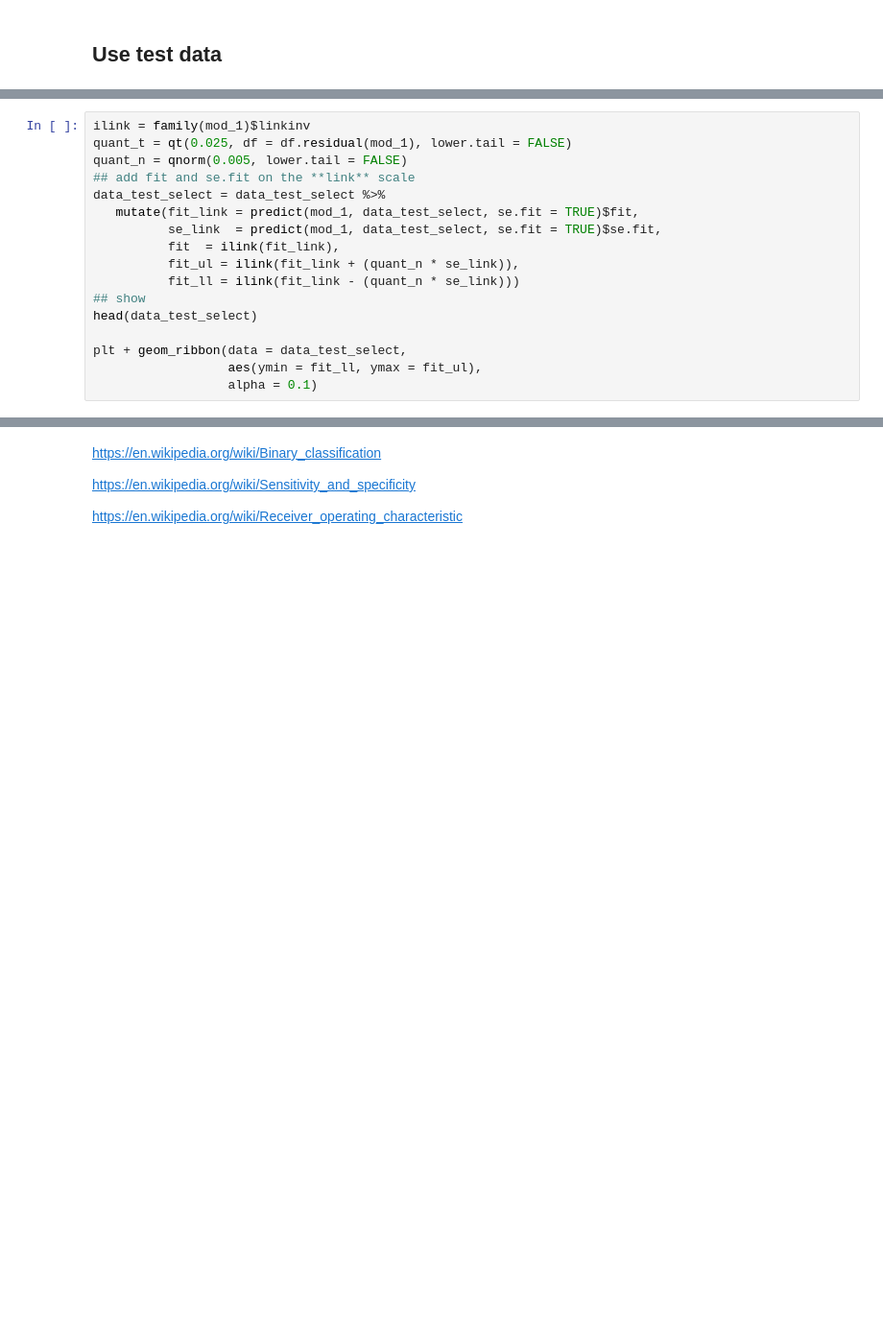
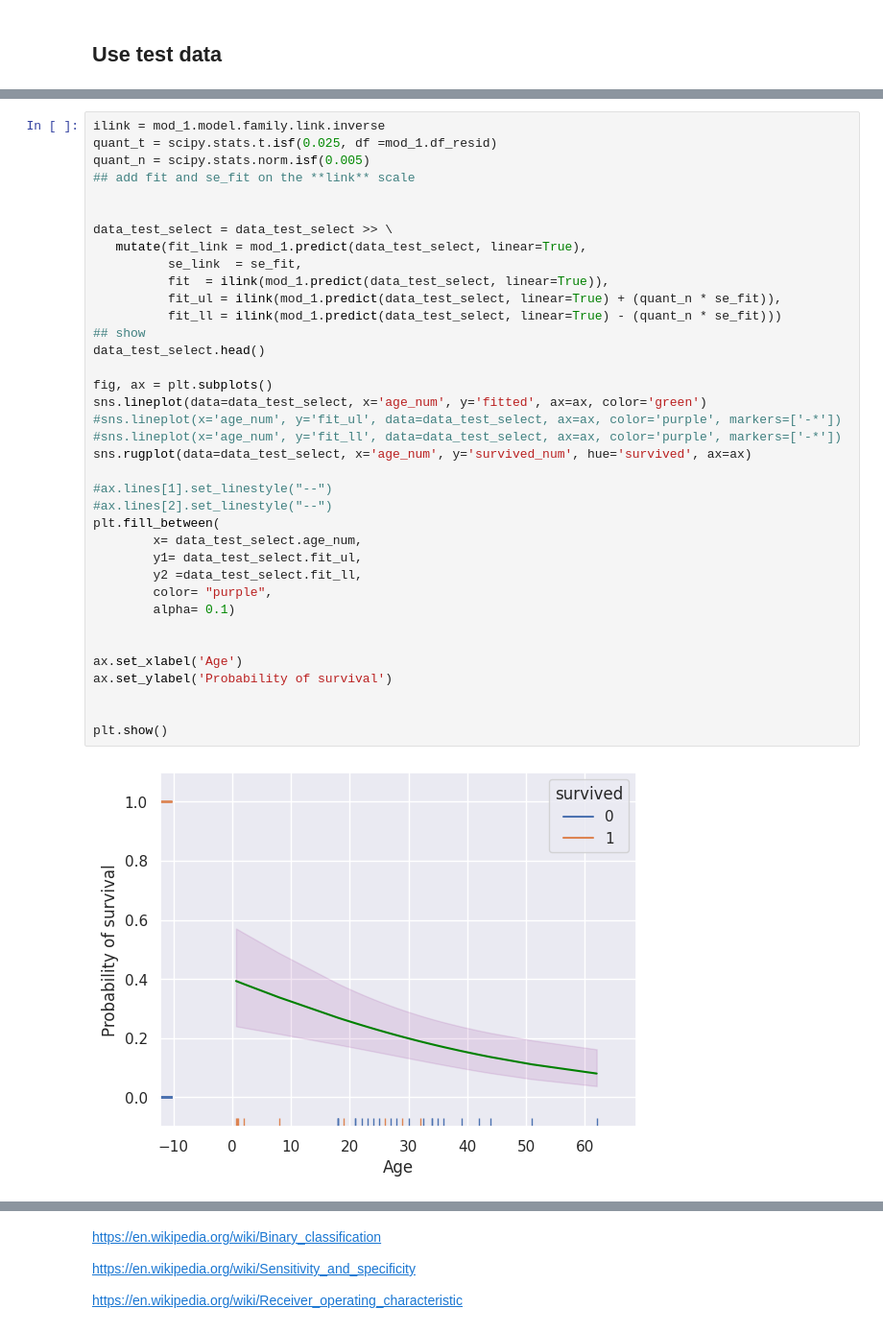
Before and after one commit to Many98/GLM_R2Py, a Jupyter notebook: Python/01ZLMA_ex08_Binary_Data_2.ipynb, the cells around one changed output, grey strips where cells are left out. Shown at 96% size. Cells and saved outputs as stored; diff of their text form; blank space fills up the shorter version.

```diff
--- a/Python/01ZLMA_ex08_Binary_Data_2.ipynb
+++ b/Python/01ZLMA_ex08_Binary_Data_2.ipynb
@@ -920,17 +928,0 @@ np.sqrt(mod_1.model.family.variance(mod_1.predict(data_test_select, linear=False
-# %%
-ilink = family(mod_1)$linkinv
-quant_t = qt(0.025, df = df.residual(mod_1), lower.tail = FALSE)
-quant_n = qnorm(0.005, lower.tail = FALSE)
-## add fit and se.fit on the **link** scale
-data_test_select = data_test_select %>%
-   mutate(fit_link = predict(mod_1, data_test_select, se.fit = TRUE)$fit,
-          se_link  = predict(mod_1, data_test_select, se.fit = TRUE)$se.fit,
-          fit  = ilink(fit_link),
-          fit_ul = ilink(fit_link + (quant_n * se_link)),
-          fit_ll = ilink(fit_link - (quant_n * se_link)))
-## show
-head(data_test_select)
-
-plt + geom_ribbon(data = data_test_select,
-                  aes(ymin = fit_ll, ymax = fit_ul),
-                  alpha = 0.1)
@@ -938,0 +942,39 @@ Binary classification
+# %%
+ilink = mod_1.model.family.link.inverse
+quant_t = scipy.stats.t.isf(0.025, df =mod_1.df_resid)
+quant_n = scipy.stats.norm.isf(0.005)
+## add fit and se_fit on the **link** scale
+
+
+data_test_select = data_test_select >> \
+   mutate(fit_link = mod_1.predict(data_test_select, linear=True),
+          se_link  = se_fit,
+          fit  = ilink(mod_1.predict(data_test_select, linear=True)),
+          fit_ul = ilink(mod_1.predict(data_test_select, linear=True) + (quant_n * se_fit)),
+          fit_ll = ilink(mod_1.predict(data_test_select, linear=True) - (quant_n * se_fit)))
+## show
+data_test_select.head()
+
+fig, ax = plt.subplots()
+sns.lineplot(data=data_test_select, x='age_num', y='fitted', ax=ax, color='green')
+#sns.lineplot(x='age_num', y='fit_ul', data=data_test_select, ax=ax, color='purple', markers=['-*'])
+#sns.lineplot(x='age_num', y='fit_ll', data=data_test_select, ax=ax, color='purple', markers=['-*'])
+sns.rugplot(data=data_test_select, x='age_num', y='survived_num', hue='survived', ax=ax)
+
+#ax.lines[1].set_linestyle("--")
+#ax.lines[2].set_linestyle("--")
+plt.fill_between(
+        x= data_test_select.age_num,
+        y1= data_test_select.fit_ul,
+        y2 =data_test_select.fit_ll,
+        color= "purple",
+        alpha= 0.1)
+
+
+ax.set_xlabel('Age')
+ax.set_ylabel('Probability of survival')
+
+
+plt.show()
+# %% [output]
+[figure, added]
```
Also changed, not shown: parts of 51 cells of this notebook.
